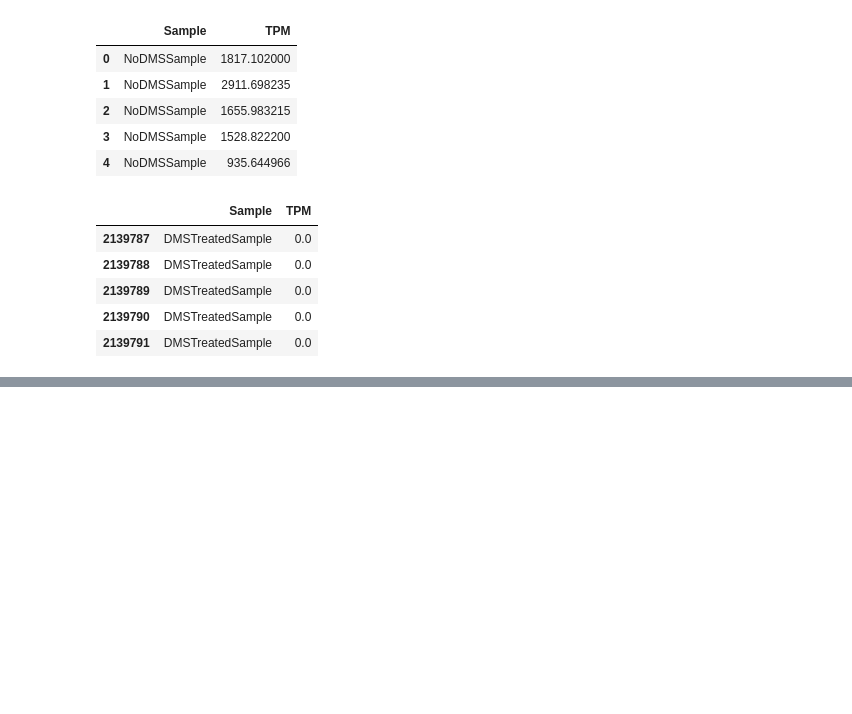
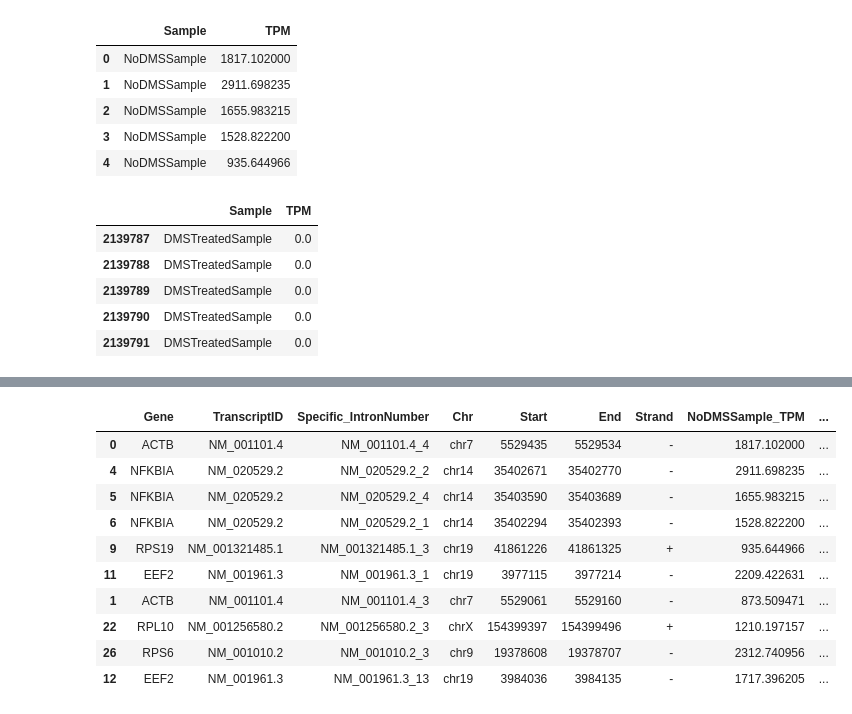
Before and after one commit to JayKu4418/Rapunzel-ExonIntronBoundaryStructures_Scripts, a Jupyter notebook: FeatureCounts_CompareExonIntronBoundaries_MadrasinHiSeqOctober2018.ipynb, the cells around one changed output, grey strips where cells are left out. Saved outputs shown, nothing was run; the diff lists cells and outputs as text; code cells hidden in the pictures; blank space fills up the shorter version.

```diff
--- a/FeatureCounts_CompareExonIntronBoundaries_MadrasinHiSeqOctober2018.ipynb
+++ b/FeatureCounts_CompareExonIntronBoundaries_MadrasinHiSeqOctober2018.ipynb
@@ -221,0 +304,4 @@ p
+# %%
+# Grab relevant Gene IDs and transcript IDs
+transcriptID_GeneName_relevant = transcriptID_GeneName[transcriptID_GeneName[0].isin(feature_readCounts_transcriptome_sortedByTPMs_intronCoordInfo["transcriptID"])]
+print transcriptID_GeneName_relevant.shape
@@ -221,0 +310,5 @@ p
+# %%
+# Merge gene name file and TPM file based on transcript iD
+feature_readCounts_transcriptome_sortedByTPMs_intronCoordInfo_GeneName = feature_readCounts_transcriptome_sortedByTPMs_intronCoordInfo.merge(transcriptID_GeneName_relevant,left_on="transcriptID",right_on=0)
+print feature_readCounts_transcriptome_sortedByTPMs_intronCoordInfo_GeneName.shape
+feature_readCounts_transcriptome_sortedByTPMs_intronCoordInfo_GeneName.head()
@@ -221,0 +323,6 @@ p
+# %%
+# Final dataset cleaned up
+feature_readCounts_transcriptome_Intron5p = feature_readCounts_transcriptome_sortedByTPMs_intronCoordInfo_GeneName.iloc[:,[9,8,2,3,4,5,6,0,1]]
+feature_readCounts_transcriptome_Intron5p.columns = ["Gene","TranscriptID","Specific_IntronNumber","Chr","Start","End","Strand","NoDMSSample_TPM","DMSTreatedSample_TPM"]
+print feature_readCounts_transcriptome_Intron5p.shape
+feature_readCounts_transcriptome_Intron5p.head()
@@ -221,0 +337,3 @@ p
+# %%
+# Sort by TPMs
+feature_readCounts_transcriptome_Intron5p_sortedByTPMs = feature_readCounts_transcriptome_Intron5p.sort_values(by=["DMSTreatedSample_TPM"],ascending=False)
@@ -221,0 +343,14 @@ p
+# %%
+feature_readCounts_transcriptome_Intron5p_sortedByTPMs.head(n=10)
+# %% [output]
+|  | Gene | TranscriptID | Specific_IntronNumber | Chr | Start | End | Strand | NoDMSSample_TPM | ... |
+| 0 | ACTB | NM_001101.4 | NM_001101.4_4 | chr7 | 5529435 | 5529534 | - | 1817.102000 | ... |
+| 4 | NFKBIA | NM_020529.2 | NM_020529.2_2 | chr14 | 35402671 | 35402770 | - | 2911.698235 | ... |
+| 5 | NFKBIA | NM_020529.2 | NM_020529.2_4 | chr14 | 35403590 | 35403689 | - | 1655.983215 | ... |
+| 6 | NFKBIA | NM_020529.2 | NM_020529.2_1 | chr14 | 35402294 | 35402393 | - | 1528.822200 | ... |
+| 9 | RPS19 | NM_001321485.1 | NM_001321485.1_3 | chr19 | 41861226 | 41861325 | + | 935.644966 | ... |
+| 11 | EEF2 | NM_001961.3 | NM_001961.3_1 | chr19 | 3977115 | 3977214 | - | 2209.422631 | ... |
+| 1 | ACTB | NM_001101.4 | NM_001101.4_3 | chr7 | 5529061 | 5529160 | - | 873.509471 | ... |
+| 22 | RPL10 | NM_001256580.2 | NM_001256580.2_3 | chrX | 154399397 | 154399496 | + | 1210.197157 | ... |
+| 26 | RPS6 | NM_001010.2 | NM_001010.2_3 | chr9 | 19378608 | 19378707 | - | 2312.740956 | ... |
+| 12 | EEF2 | NM_001961.3 | NM_001961.3_13 | chr19 | 3984036 | 3984135 | - | 1717.396205 | ... |
```
Also changed, not shown: parts of 14 cells of this notebook, 6 other files.
